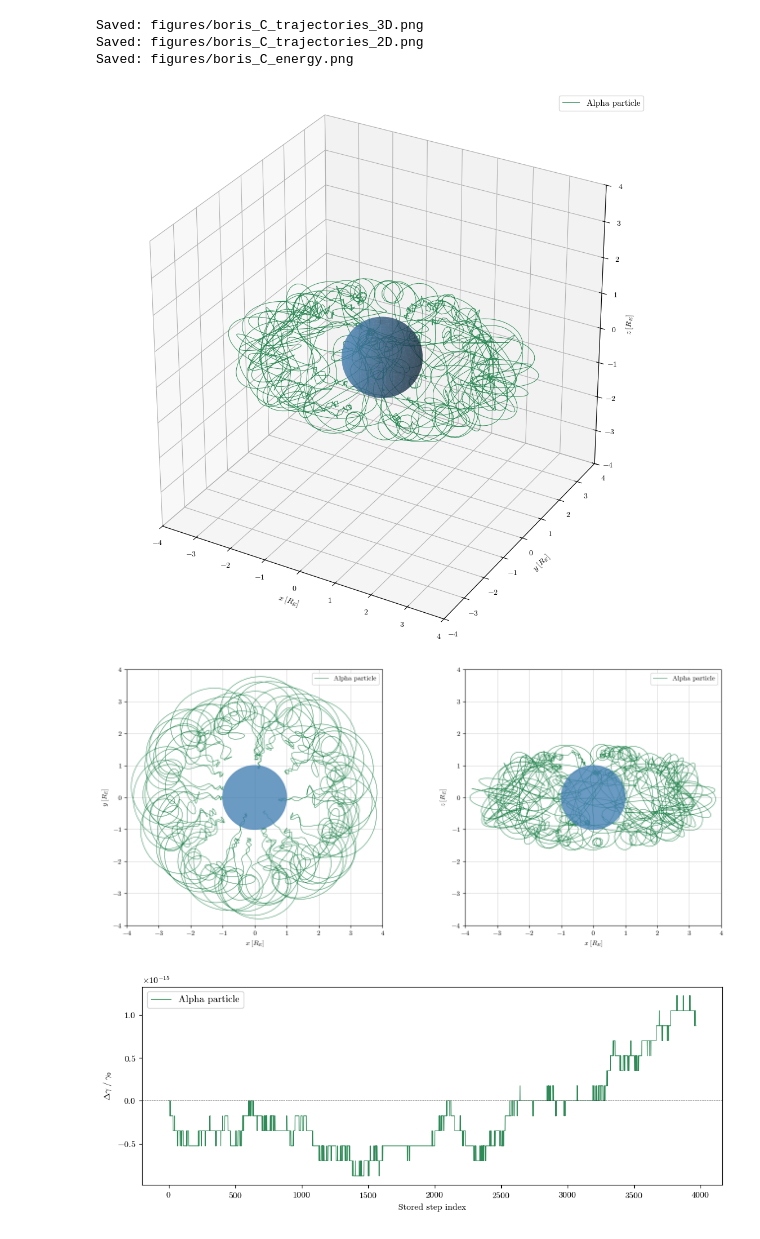
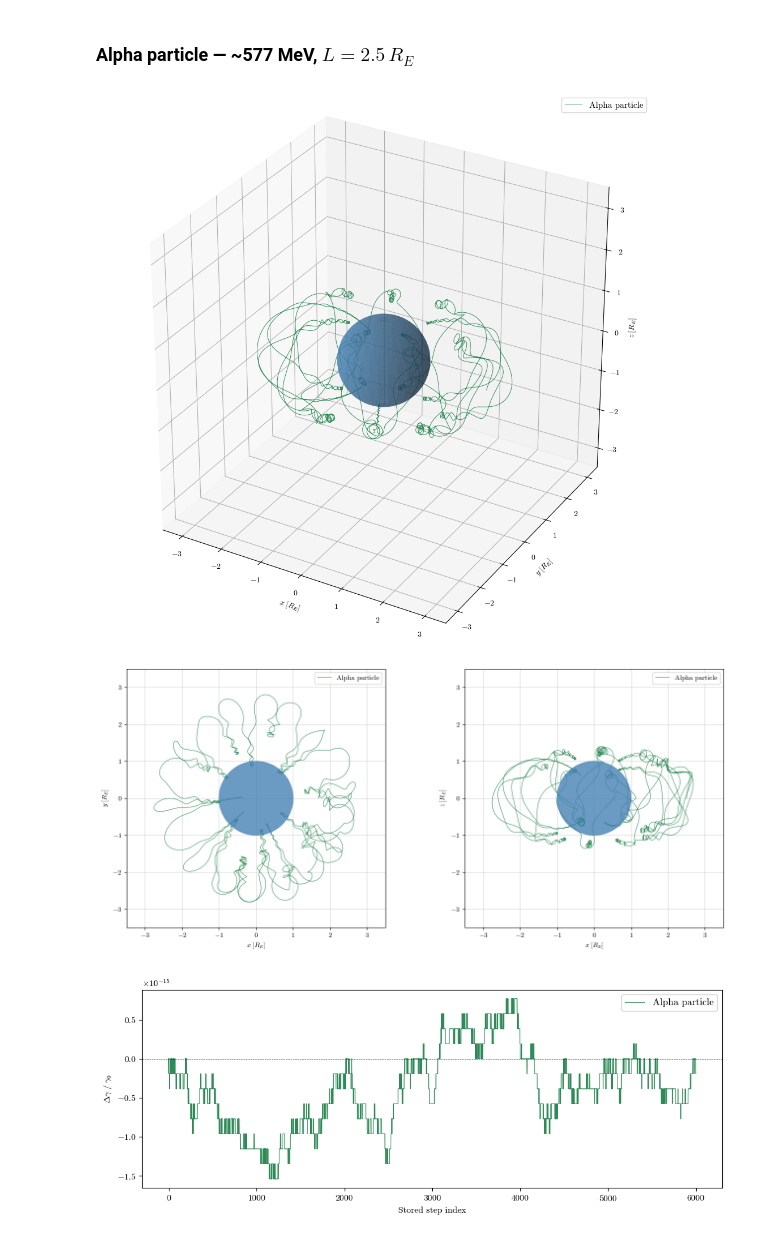
Before and after one commit to IsaacLP/Plasma-Dynamics, a Jupyter notebook: project/Boris_C_Simulation.ipynb, the cells around one changed output. Cells and saved outputs as stored; diff of their text form; code cells hidden in the pictures.

```diff
--- a/project/Boris_C_Simulation.ipynb
+++ b/project/Boris_C_Simulation.ipynb
@@ -40,2 +44,2 @@ At $\alpha_{eq}=60°$ all particles sit well above the loss cone angles
 # %%
-particles = init_cond(alpha_eq_deg=60.0)
+particles = init_cond(alpha_eq_deg=30.0)
@@ -165,9 +87,8 @@ and their drift shells overlap in the $xy$ projection.
+# %% [markdown]
+### Alpha particle — ~577 MeV, $L = 2.5\,R_E$
 # %%
-plot_results({'Alpha particle': results['Alpha particle']}, show_plots=True, lim='4')
+plot_results({'Alpha particle': results['Alpha particle']}, save=False, lim=3.5)
 # %% [output]
-Saved: figures/boris_C_trajectories_3D.png
-Saved: figures/boris_C_trajectories_2D.png
-Saved: figures/boris_C_energy.png
-[figure, old version]
+[figure, new version]
-[figure, old version]
+[figure, new version]
-[figure, old version]
+[figure, new version]
```
Also changed, not shown: parts of 22 cells of this notebook.
